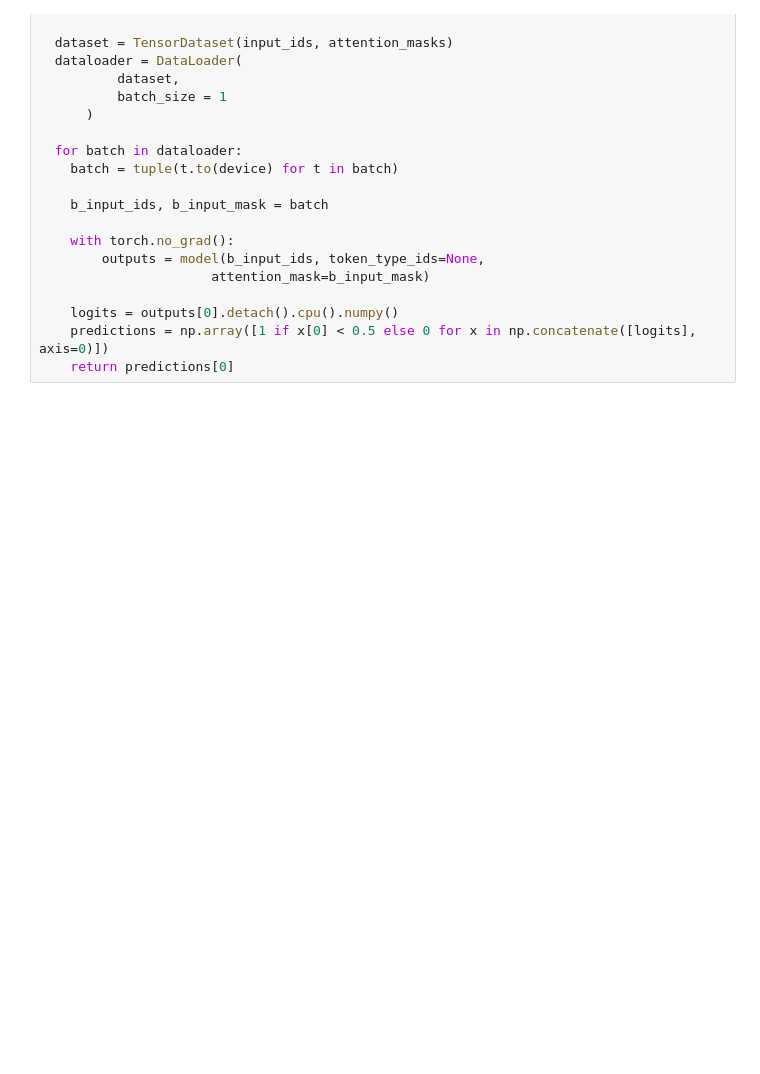
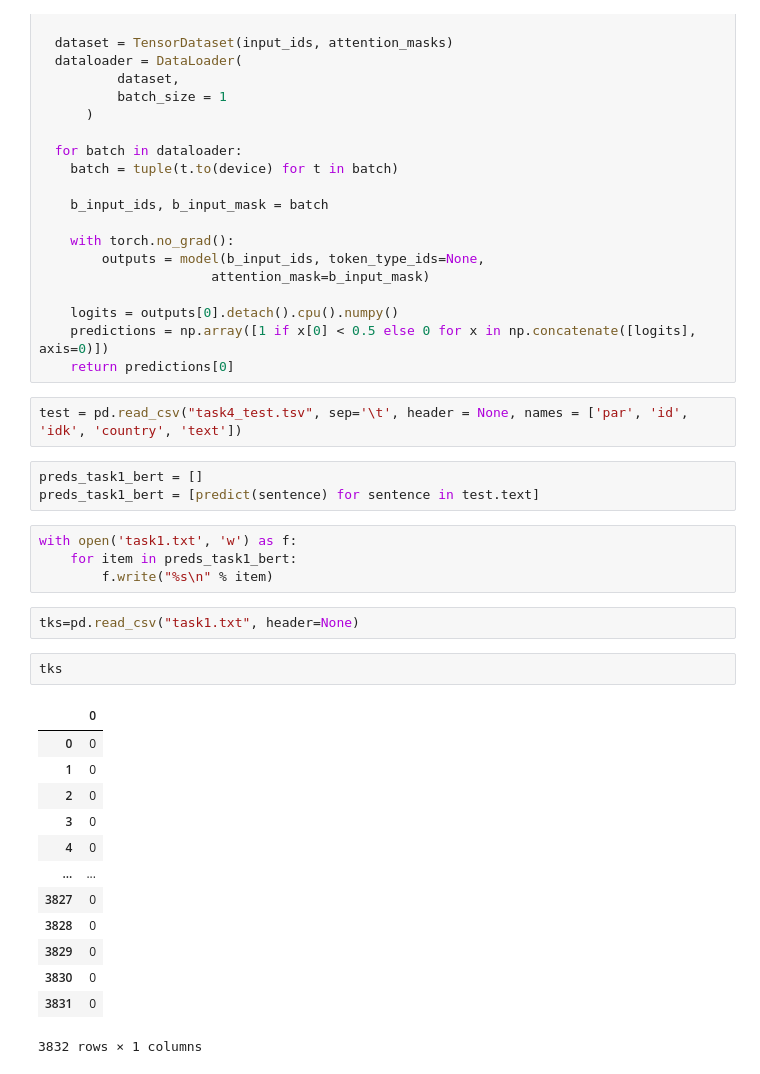
Before and after one commit to TudorAndrei/dontpatronizeme-Semeval2022, a Jupyter notebook: task1/Normal Preprocessing + Balance the data.ipynb, the cells around one changed output. Drawn from its saved outputs; the diff is of its cells as text; blank space fills up the shorter version.

```diff
--- a/task1/Normal Preprocessing + Balance the data.ipynb
+++ b/task1/Normal Preprocessing + Balance the data.ipynb
@@ -1585,3 +1612,30 @@ def predict(paragraph):
     logits = outputs[0].detach().cpu().numpy()
     predictions = np.array([1 if x[0] < 0.5 else 0 for x in np.concatenate([logits], axis=0)])
     return predictions[0]
+# %%
+test = pd.read_csv("task4_test.tsv", sep='\t', header = None, names = ['par', 'id', 'idk', 'country', 'text'])
+# %%
+preds_task1_bert = []
+preds_task1_bert = [predict(sentence) for sentence in test.text]
+# %%
+with open('task1.txt', 'w') as f:
+    for item in preds_task1_bert:
+        f.write("%s\n" % item)
+# %%
+tks=pd.read_csv("task1.txt", header=None)
+# %%
+tks
+# %% [output]
+|  | 0 |
+| 0 | 0 |
+| 1 | 0 |
+| 2 | 0 |
+| 3 | 0 |
+| 4 | 0 |
+| ... | ... |
+| 3827 | 0 |
+| 3828 | 0 |
+| 3829 | 0 |
+| 3830 | 0 |
+| 3831 | 0 |
+3832 rows × 1 columns
```
Also changed, not shown: parts of 11 cells of this notebook.
